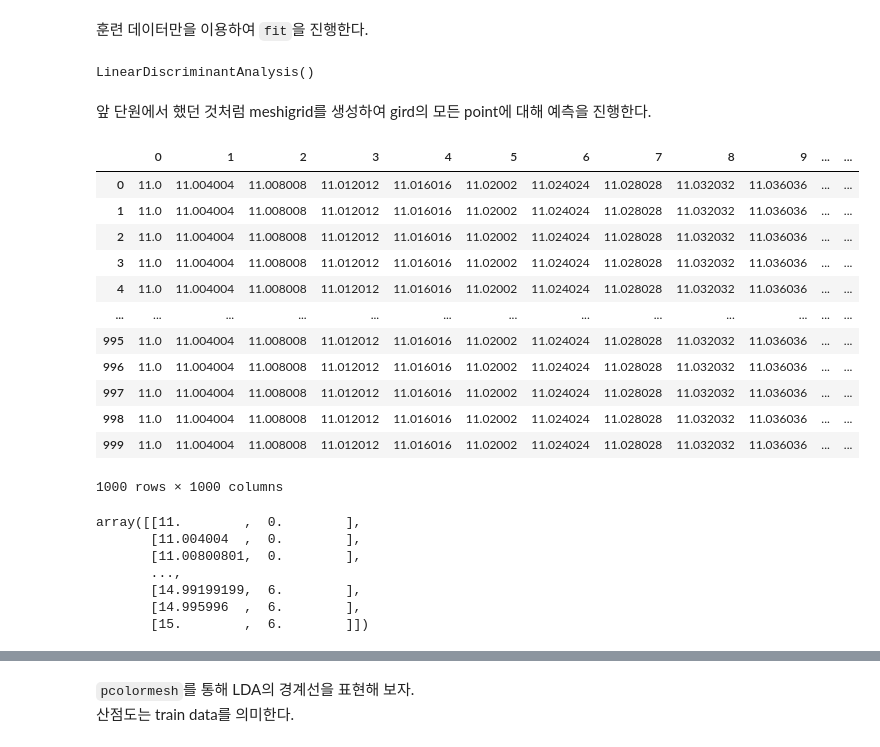
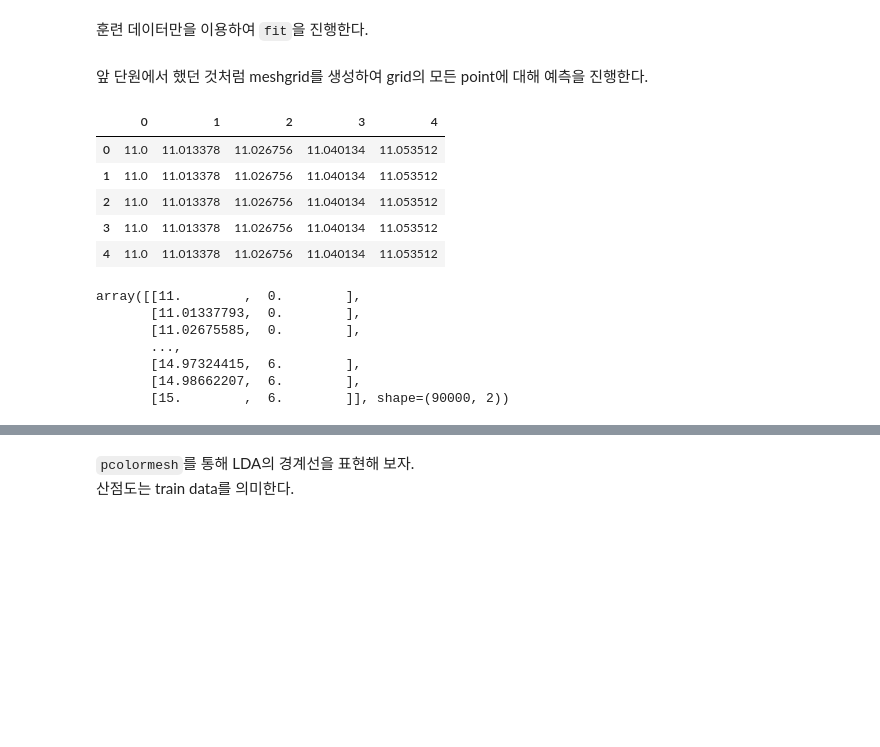
Before and after one commit to ksublee/MLA, a Jupyter notebook: 05. Classification - LDA.ipynb, the cells around one changed output, grey strips where cells are left out. Saved outputs shown, nothing was run; the diff lists cells and outputs as text; code cells hidden in the pictures; blank space fills up the shorter version.

````diff
--- a/05. Classification - LDA.ipynb
+++ b/05. Classification - LDA.ipynb
@@ -317,39 +318,30 @@ lda = LinearDiscriminantAnalysis()
 # %% [markdown]
 훈련 데이터만을 이용하여 ```fit```을 진행한다.
 # %%
-lda.fit(X_tn, y_tn)
+_ = lda.fit(X_tn, y_tn)
-# %% [output]
-LinearDiscriminantAnalysis()
 # %% [markdown]
-앞 단원에서 했던 것처럼 meshigrid를 생성하여 gird의 모든 point에 대해 예측을 진행한다.
+앞 단원에서 했던 것처럼 meshgrid를 생성하여 grid의 모든 point에 대해 예측을 진행한다.
 # %%
-xx1, xx2 = np.meshgrid(np.linspace(11, 15, 1000),
-                         np.linspace(0, 6, 1000))
+xx1, xx2 = np.meshgrid(np.linspace(11, 15, 300),
+                         np.linspace(0, 6, 300))
 
 
-pd.DataFrame(xx1)
+pd.DataFrame(xx1).iloc[:5, :5]
 # %% [output]
-|  | 0 | 1 | 2 | 3 | 4 | 5 | 6 | 7 | 8 | 9 | ... | ... |
-| 0 | 11.0 | 11.004004 | 11.008008 | 11.012012 | 11.016016 | 11.02002 | 11.024024 | 11.028028 | 11.032032 | 11.036036 | ... | ... |
-| 1 | 11.0 | 11.004004 | 11.008008 | 11.012012 | 11.016016 | 11.02002 | 11.024024 | 11.028028 | 11.032032 | 11.036036 | ... | ... |
-| 2 | 11.0 | 11.004004 | 11.008008 | 11.012012 | 11.016016 | 11.02002 | 11.024024 | 11.028028 | 11.032032 | 11.036036 | ... | ... |
-| 3 | 11.0 | 11.004004 | 11.008008 | 11.012012 | 11.016016 | 11.02002 | 11.024024 | 11.028028 | 11.032032 | 11.036036 | ... | ... |
-| 4 | 11.0 | 11.004004 | 11.008008 | 11.012012 | 11.016016 | 11.02002 | 11.024024 | 11.028028 | 11.032032 | 11.036036 | ... | ... |
-| ... | ... | ... | ... | ... | ... | ... | ... | ... | ... | ... | ... | ... |
-| 995 | 11.0 | 11.004004 | 11.008008 | 11.012012 | 11.016016 | 11.02002 | 11.024024 | 11.028028 | 11.032032 | 11.036036 | ... | ... |
-| 996 | 11.0 | 11.004004 | 11.008008 | 11.012012 | 11.016016 | 11.02002 | 11.024024 | 11.028028 | 11.032032 | 11.036036 | ... | ... |
-| 997 | 11.0 | 11.004004 | 11.008008 | 11.012012 | 11.016016 | 11.02002 | 11.024024 | 11.028028 | 11.032032 | 11.036036 | ... | ... |
-| 998 | 11.0 | 11.004004 | 11.008008 | 11.012012 | 11.016016 | 11.02002 | 11.024024 | 11.028028 | 11.032032 | 11.036036 | ... | ... |
-| 999 | 11.0 | 11.004004 | 11.008008 | 11.012012 | 11.016016 | 11.02002 | 11.024024 | 11.028028 | 11.032032 | 11.036036 | ... | ... |
+|  | 0 | 1 | 2 | 3 | 4 |
+| 0 | 11.0 | 11.013378 | 11.026756 | 11.040134 | 11.053512 |
+| 1 | 11.0 | 11.013378 | 11.026756 | 11.040134 | 11.053512 |
+| 2 | 11.0 | 11.013378 | 11.026756 | 11.040134 | 11.053512 |
+| 3 | 11.0 | 11.013378 | 11.026756 | 11.040134 | 11.053512 |
+| 4 | 11.0 | 11.013378 | 11.026756 | 11.040134 | 11.053512 |
-1000 rows × 1000 columns
 # %%
 np.c_[xx1.ravel(), xx2.ravel()]
 # %% [output]
 array([[11.        ,  0.        ],
-       [11.004004  ,  0.        ],
-       [11.00800801,  0.        ],
+       [11.01337793,  0.        ],
+       [11.02675585,  0.        ],
        ...,
-       [14.99199199,  6.        ],
-       [14.995996  ,  6.        ],
-       [15.        ,  6.        ]])
+       [14.97324415,  6.        ],
+       [14.98662207,  6.        ],
+       [15.        ,  6.        ]], shape=(90000, 2))
 # %%
````
Also changed, not shown: parts of 54 cells of this notebook, 7 other files.
